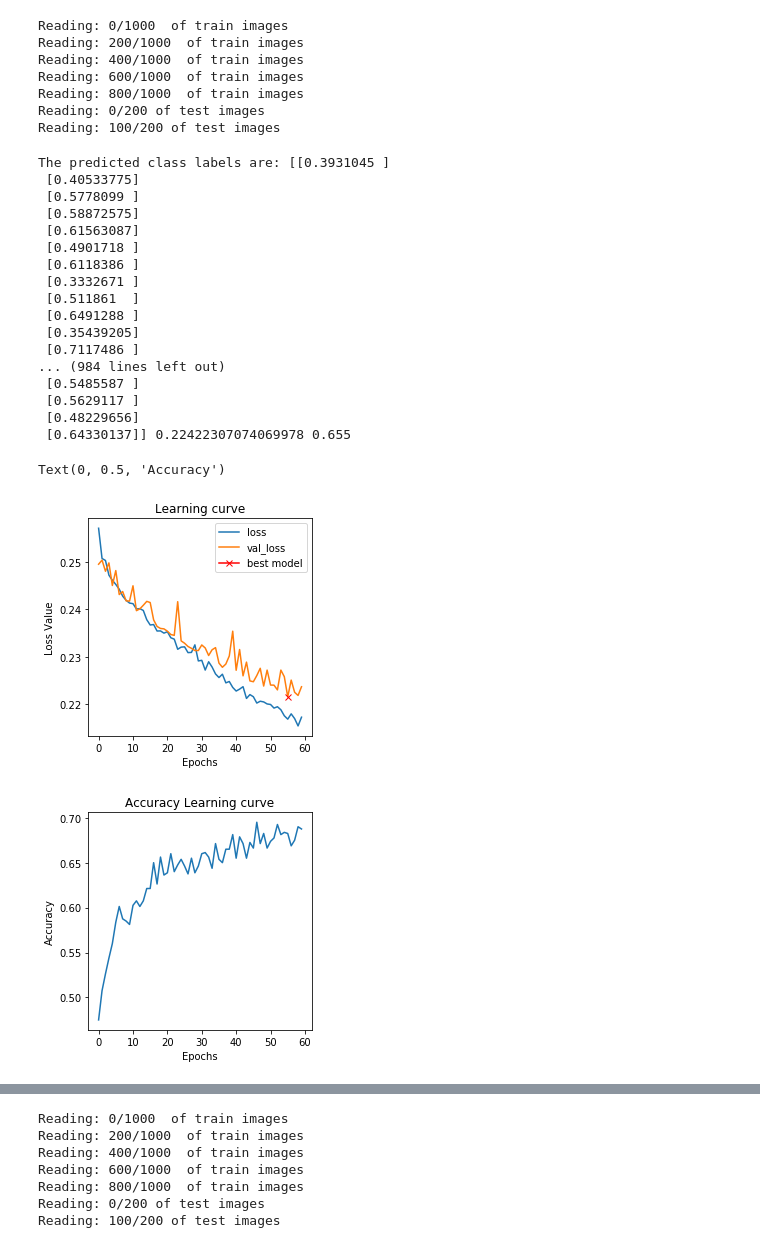
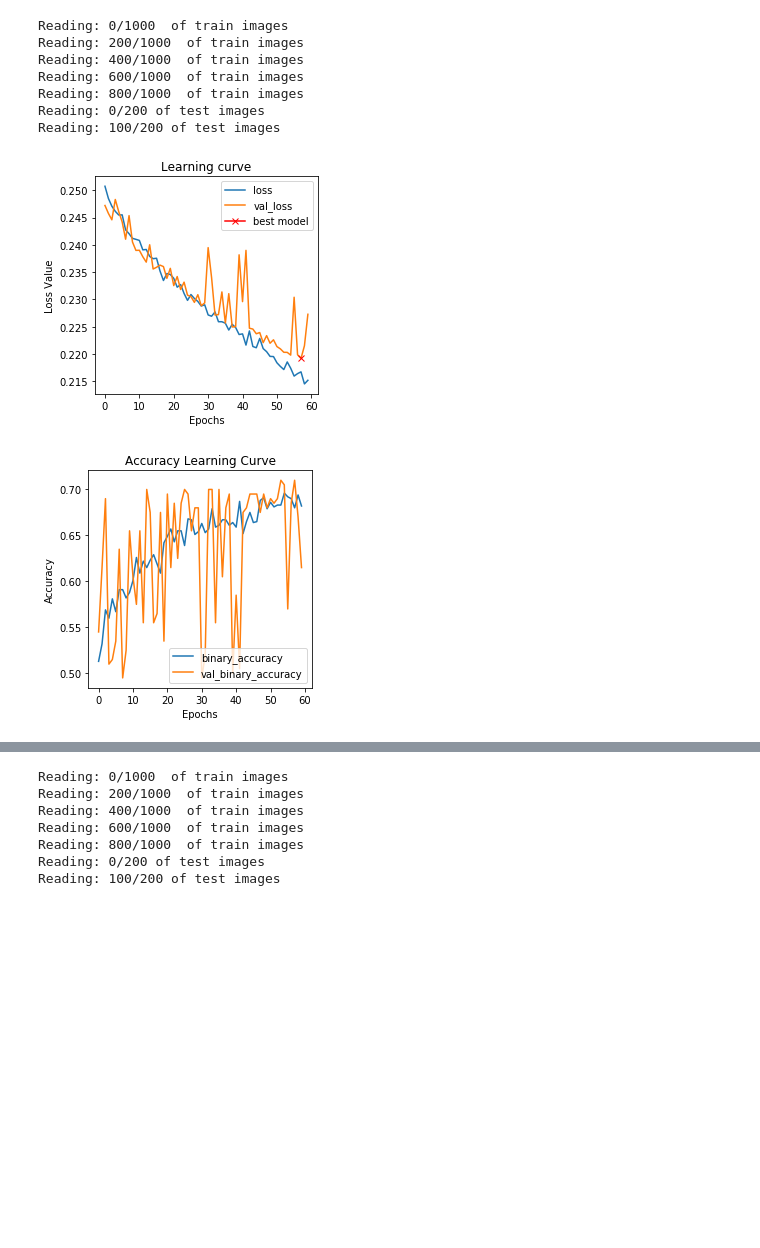
Before and after one commit to LailaNiazy/Deep-Learning-for-Medical-Application, a Jupyter notebook: Lab1/Lab1_DL.ipynb, the cells around one changed output, grey strips where cells are left out. Saved outputs shown, nothing was run; the diff lists cells and outputs as text; code cells hidden in the pictures; blank space fills up the shorter version.

```diff
--- a/Lab1/Lab1_DL.ipynb
+++ b/Lab1/Lab1_DL.ipynb
@@ -259,59 +261,41 @@ Input = np.reshape(x_train, (1000,10000))
 Test_Input = np.reshape(x_test, (200,10000))
 Target = y_train
 Test_Target = y_test
 
 #model call
 model = MLP(img_width,img_height, base)
 
 model.compile(loss='mean_squared_error',
                   optimizer = SGD(lr=0.001),
                   metrics=['binary_accuracy'])
 
 #model execution
-History = model.fit(Input, Target, epochs = 60, batch_size= 16, verbose=0, validation_split=0.2)
-test_loss, test_accuracy = model.evaluate(Test_Input,Test_Target,batch_size= 16, verbose=0)
-print("The predicted class labels are:", model.predict(Input), test_loss, test_accuracy)
+History = model.fit(Input, Target, epochs = 60, batch_size= 16, verbose=0, validation_data=(Test_Input,Test_Target))
 
 
 #Training and Validation loss curves
 plt.figure(figsize=(4, 4))
 plt.title("Learning curve")
 plt.plot(History.history["loss"], label="loss")
 plt.plot(History.history["val_loss"], label="val_loss")
 plt.plot( np.argmin(History.history["val_loss"]),
          np.min(History.history["val_loss"]),
          marker="x", color="r", label="best model")
 
 plt.xlabel("Epochs")
 plt.ylabel("Loss Value")
 plt.legend();
 
-#Train Accuracy evolution
+#Train and test accuracy plot
 plt.figure(figsize=(4,4))
-plt.title("Accuracy Learning curve")
+plt.title("Accuracy Learning Curve")
 plt.plot(History.history["binary_accuracy"], label="binary_accuracy")
-plt.xlabel("Epochs")
-plt.ylabel("Accuracy")
+plt.plot(History.history["val_binary_accuracy"], label="val_binary_accuracy")
+plt.xlabel('Epochs')
+plt.ylabel('Accuracy')
+plt.legend();
 # %% [output]
-The predicted class labels are: [[0.3931045 ]
- [0.40533775]
- [0.5778099 ]
- [0.58872575]
- [0.61563087]
- [0.4901718 ]
- [0.6118386 ]
- [0.3332671 ]
- [0.511861  ]
- [0.6491288 ]
- [0.35439205]
- [0.7117486 ]
-... (984 lines left out)
- [0.5485587 ]
- [0.5629117 ]
- [0.48229656]
- [0.64330137]] 0.22422307074069978 0.655
-Text(0, 0.5, 'Accuracy')
-[figure, old version]
+[figure, new version]
-[figure, old version]
+[figure, new version]
 # %%
 #Task 4: So the lower the learning rate the more stable the loss function and the training is.
```
Also changed, not shown: parts of 18 cells of this notebook.
